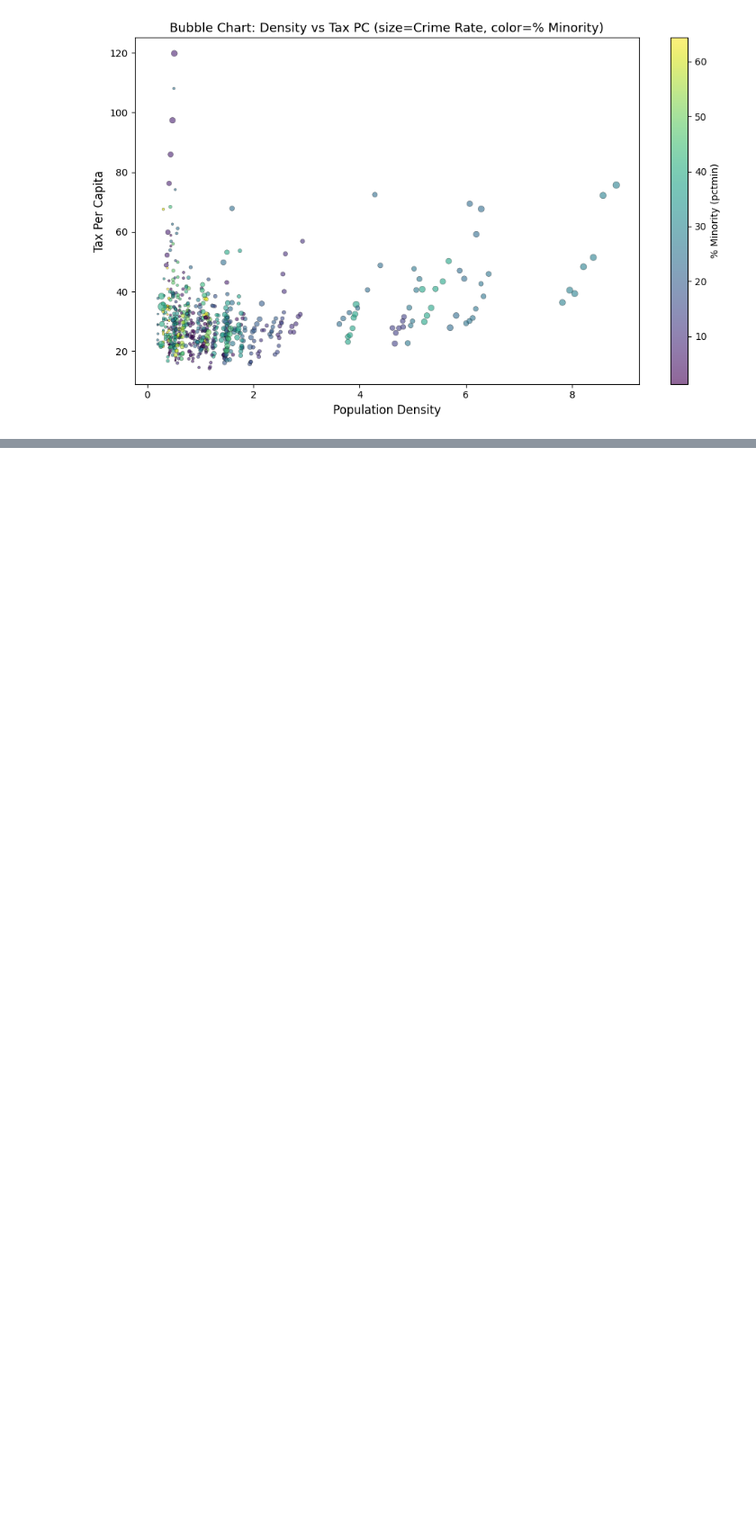
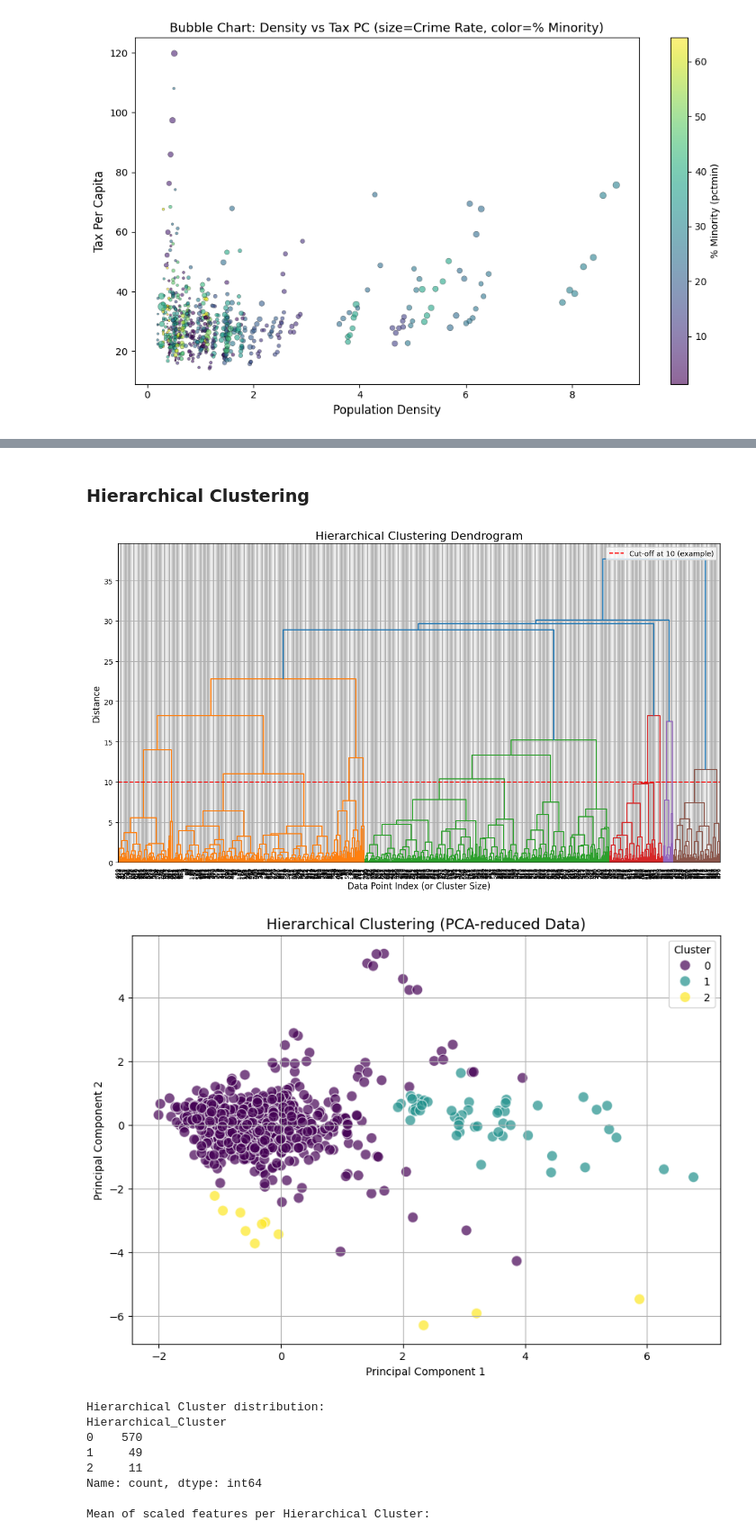
Before and after one commit to D-Vspec/DivyanshVermaEDA_Assessment, a Jupyter notebook: EDA.ipynb, the cells around one changed output, grey strips where cells are left out. Shown at 90% size. Cells and saved outputs as stored; diff of their text form; code cells hidden in the pictures; blank space fills up the shorter version.

```diff
--- a/EDA.ipynb
+++ b/EDA.ipynb
@@ -474,0 +579,75 @@ plt.show()
+# %% [markdown]
+### Hierarchical Clustering
+# %%
+from scipy.cluster.hierarchy import dendrogram, linkage, fcluster
+from sklearn.cluster import AgglomerativeClustering
+
+# Use the same data X for hierarchical clustering
+
+# Generate the linkage matrix
+linked = linkage(X, method='ward')
+
+# Plot the dendrogram to visualize the hierarchy and help choose the number of clusters
+plt.figure(figsize=(15, 8))
+dendrogram(linked,
+           orientation='top',
+           distance_sort='descending',
+           show_leaf_counts=True,
+           leaf_rotation=90,
+           leaf_font_size=8)
+plt.title('Hierarchical Clustering Dendrogram', fontsize=16)
+plt.xlabel('Data Point Index (or Cluster Size)', fontsize=12)
+plt.ylabel('Distance', fontsize=12)
+plt.axhline(y=10, color='r', linestyle='--', label='Cut-off at 10 (example)') # Example cut-off
+plt.legend()
+plt.grid(True)
+plt.show()
+
+# Based on the dendrogram (or a chosen cut-off), select a number of clusters
+# For demonstration, let's choose 3 clusters from the dendrogram
+num_hierarchical_clusters = 3 # This can be adjusted based on the dendrogram cut-off
+
+# Apply Hierarchical Clustering
+hierarchical_model = AgglomerativeClustering(n_clusters=num_hierarchical_clusters, metric='euclidean', linkage='ward')
+df_transformed['Hierarchical_Cluster'] = hierarchical_model.fit_predict(X)
+
+# Visualize Hierarchical clusters (using PCA-reduced data if available, or two selected features)
+if 'PCA1' in df_transformed.columns and 'PCA2' in df_transformed.columns:
+    plt.figure(figsize=(10, 7))
+    sns.scatterplot(x='PCA1', y='PCA2', hue='Hierarchical_Cluster', data=df_transformed,
+                    palette='viridis', s=100, alpha=0.7, edgecolors='w')
+    plt.title('Hierarchical Clustering (PCA-reduced Data)', fontsize=14)
+    plt.xlabel('Principal Component 1')
+    plt.ylabel('Principal Component 2')
+    plt.legend(title='Cluster')
+    plt.grid(True)
+    plt.show()
+else:
+    plt.figure(figsize=(10, 7))
+    sns.scatterplot(x=X.columns[0], y=X.columns[1], hue='Hierarchical_Cluster', data=df_transformed,
+                    palette='viridis', s=100, alpha=0.7, edgecolors='w')
+    plt.title('Hierarchical Clustering', fontsize=14)
+    plt.xlabel(X.columns[0])
+    plt.ylabel(X.columns[1])
+    plt.legend(title='Cluster')
+    plt.grid(True)
+    plt.show()
+
+print("Hierarchical Cluster distribution:")
+print(df_transformed['Hierarchical_Cluster'].value_counts())
+
+# Analyze cluster characteristics
+cluster_means_hierarchical = df_transformed.groupby('Hierarchical_Cluster')[clustering_features].mean()
+print("\nMean of scaled features per Hierarchical Cluster:")
+display(cluster_means_hierarchical)
+# %% [output]
+[figure, added]
+[figure, added]
+Hierarchical Cluster distribution:
+Hierarchical_Cluster
+0    570
+1     49
+2     11
+Name: count, dtype: int64
+
+Mean of scaled features per Hierarchical Cluster:
```
Also changed, not shown: parts of 4 cells of this notebook.
